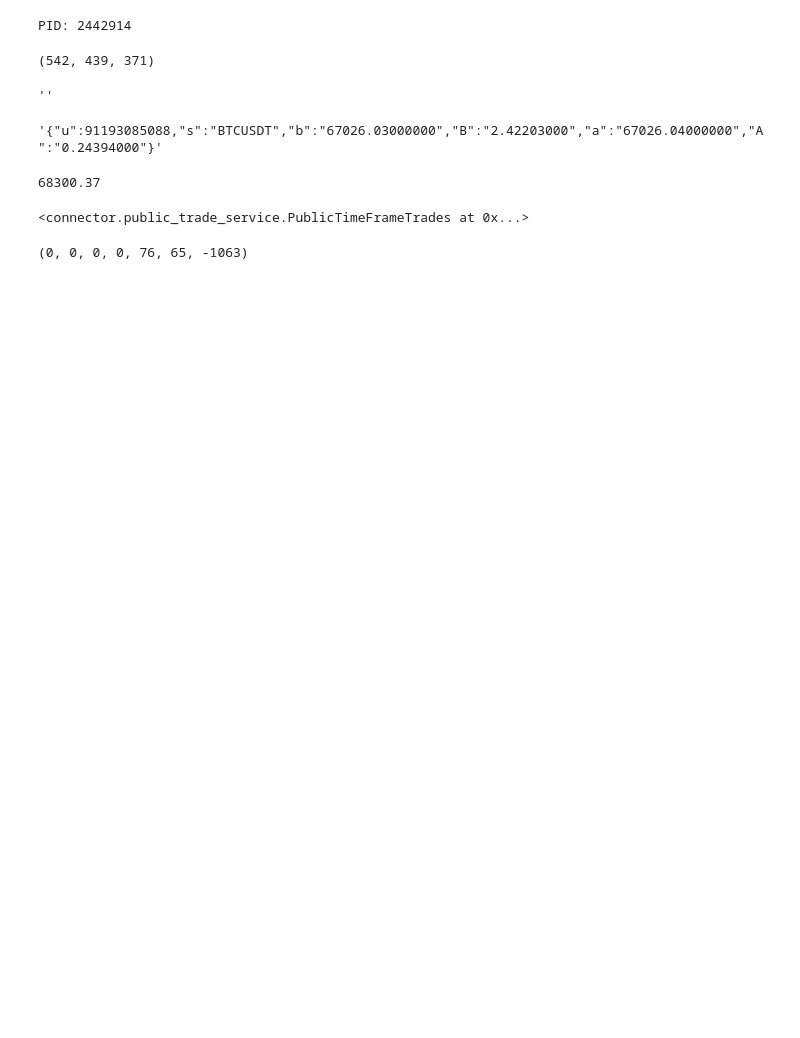
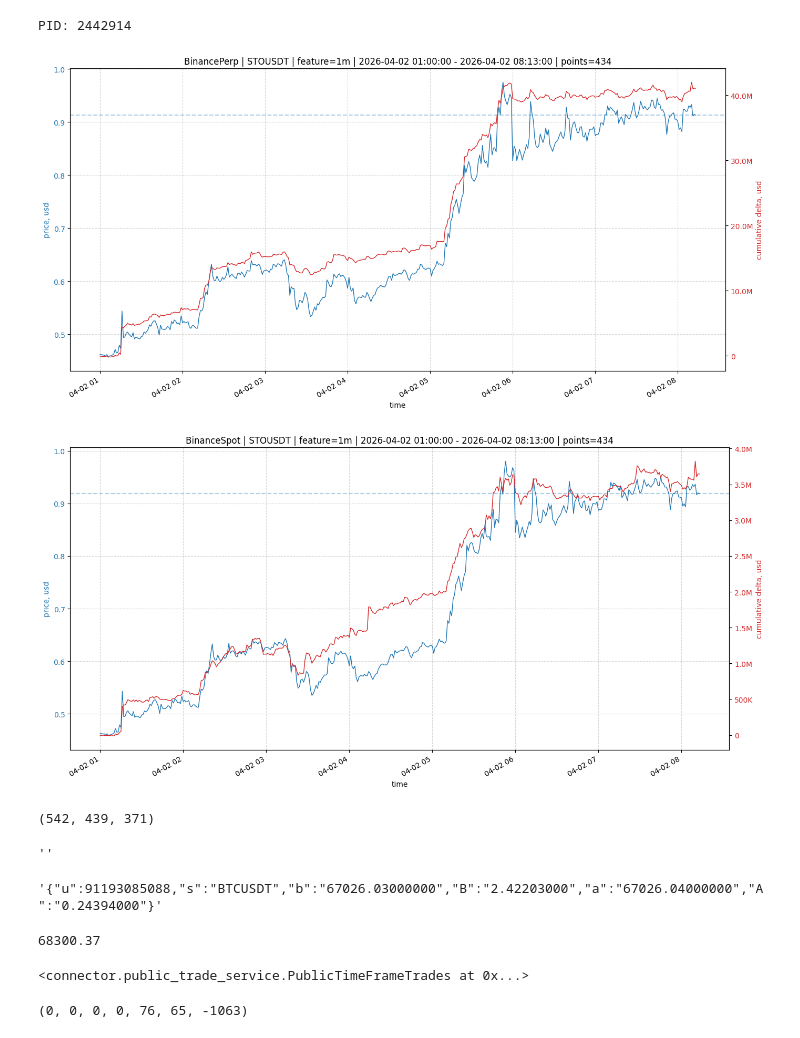
Before and after one commit to stockoperator/monitor, a Jupyter notebook: src/monitor.ipynb, the cells around one changed output. Drawn from its saved outputs; the diff is of its cells as text; code cells hidden in the pictures; blank space fills up the shorter version.

Commit message:
feat(public trades visualization) add price & cumulative delta notional chart

```diff
--- a/src/monitor.ipynb
+++ b/src/monitor.ipynb
@@ -57,6 +56,17 @@ gc.disable()
 task = asyncio.create_task(m.run())
 # %% [output]
 PID: 2442914
+# %%
+import importlib
+import connector.visualization as visual
+importlib.reload(visual)
+
+symbol = "STOUSDT"
+visual.plot_price_and_cumulative_delta_notional(symbol, m.connectors[BinancePerp], feature="1m")
+visual.plot_price_and_cumulative_delta_notional(symbol, m.connectors[BinanceSpot], feature="1m")
+# %% [output]
+[figure, added]
+[figure, added]
 # %%
 perp_symbols = set(instrument.unified_symbol for instrument in m.connectors[BinancePerp].instruments.values())
 spot_symbols = set(instrument.unified_symbol for instrument in m.connectors[BinanceSpot].instruments.values())
```
Also changed, not shown: parts of 1 cell of this notebook, 1 other file.
